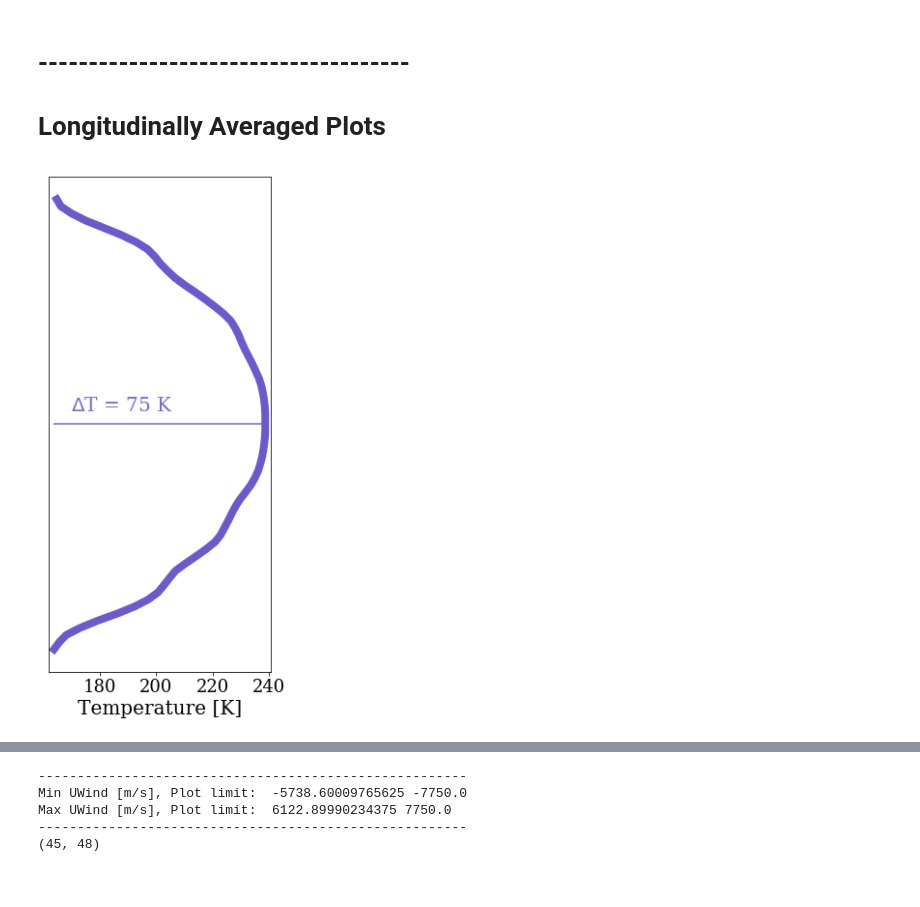
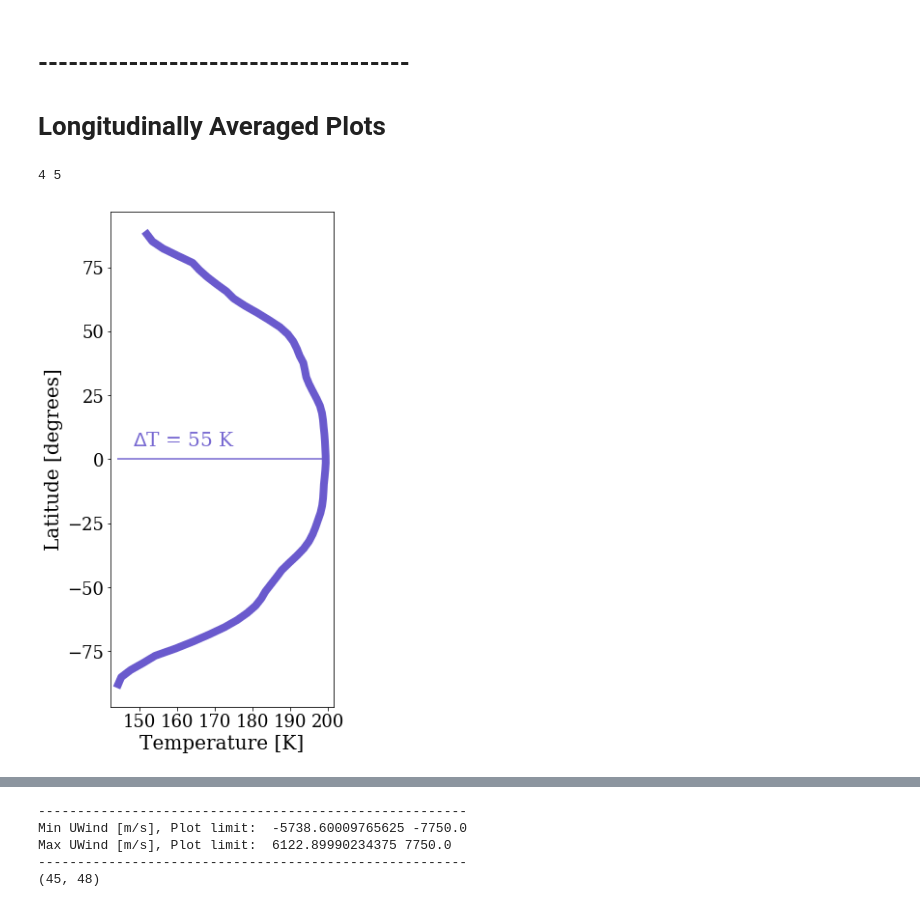
Before and after one commit to emily-rauscher/GCM_plots, a Jupyter notebook: igcm_plots.ipynb, the cells around one changed output, grey strips where cells are left out. Cells and saved outputs as stored; diff of their text form; code cells hidden in the pictures.

```diff
--- a/igcm_plots.ipynb
+++ b/igcm_plots.ipynb
@@ -1,11 +1,13 @@
 # %%
-from load_data import load_data
-
-path='/Users/hbeltz/Documents/runs/'
+from load_data_noin import load_data
+path='/Users/ermay/Desktop/GCM_plots/Files/'
+runname='FiducialPlanet/Model4/L10/T42/P0_050'
+oom=0
+surfp=0.5
 LastOrbit_=False
 OLR_=False
 
-verbose=False
+verbose=True
 
-runname,lon_arr,lat_arr,oom,surfp,p_BAR,data_26,data_lo,data_olr=load_data(path,LastOrbit_,OLR_,verbose)
+runname,lon_arr,lat_arr,oom,surfp,p_BAR,data_26,data_lo,data_olr=load_data(path,runname,oom,surfp,LastOrbit_,OLR_,verbose)
 # %% [output]
@@ -117,18 +98,19 @@ igcm_Plot(plot,lon_arr,lat_arr,p_BAR,data_26,lev,latcenter,loncenter,ex,units_a,
 # %%
 from igcm_func import lon_avg
 
 savepath='Files/'+runname
 lev=4
 plot=0              #0=temp, 1=U wind, 2=V wind,
-lo=True            #last orbit average
+lo=False            #last orbit average
 ln=0.2  #left point of line labels (in 0-1)
 tn=0.93 #top point of line labels (in 0-1)
 
-noy=True  #don't plot y labels
+noy=False  #don't plot y labels
 
 %matplotlib inline
 
-test=lon_avg(plot,savepath,data_lo,lon_arr,lat_arr,lev,lo,ln,tn,noy)
+test=lon_avg(plot,savepath,data_26,lon_arr,lat_arr,lev,lo,ln,tn,noy)
 # %% [output]
+4 5
-[figure, old version]
+[figure, new version]
 # %%
```
Also changed, not shown: parts of 3 cells of this notebook, 1 other file.
